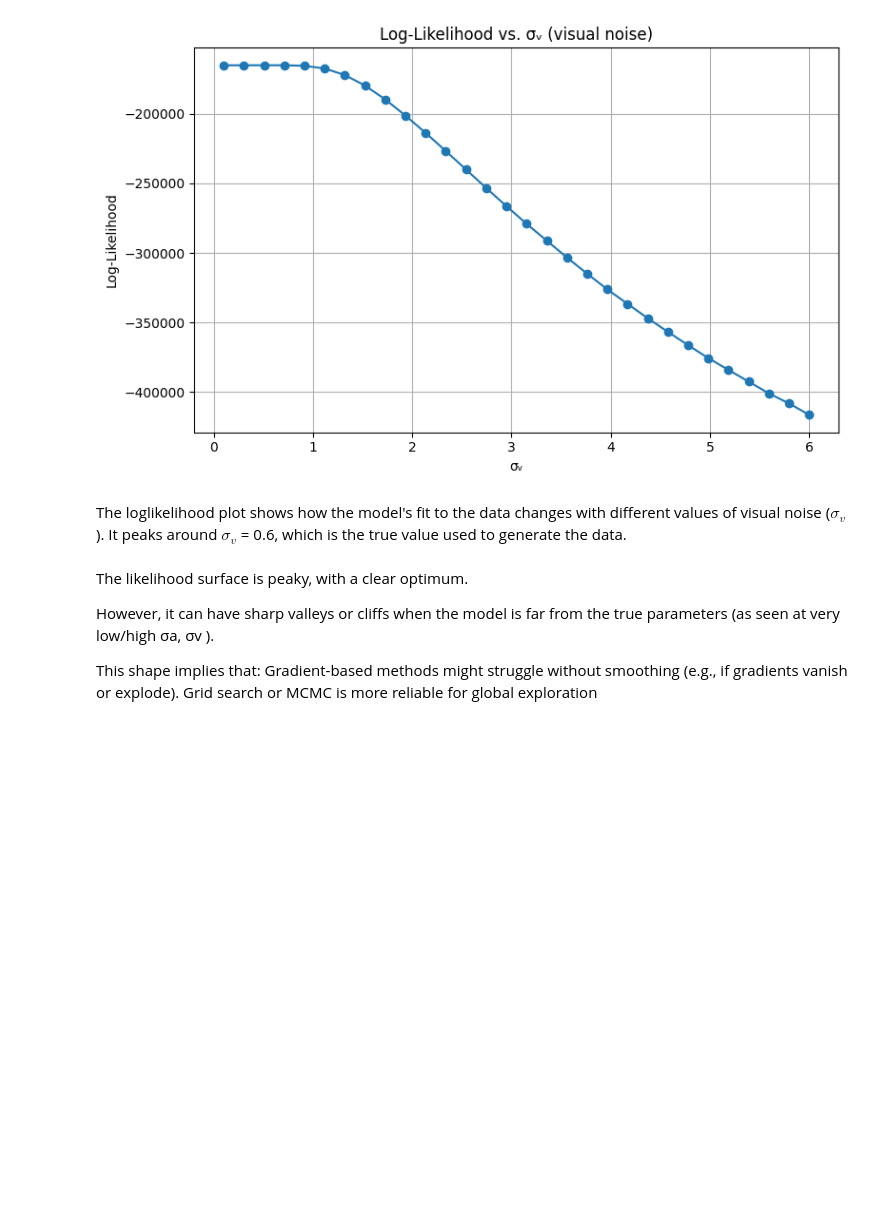
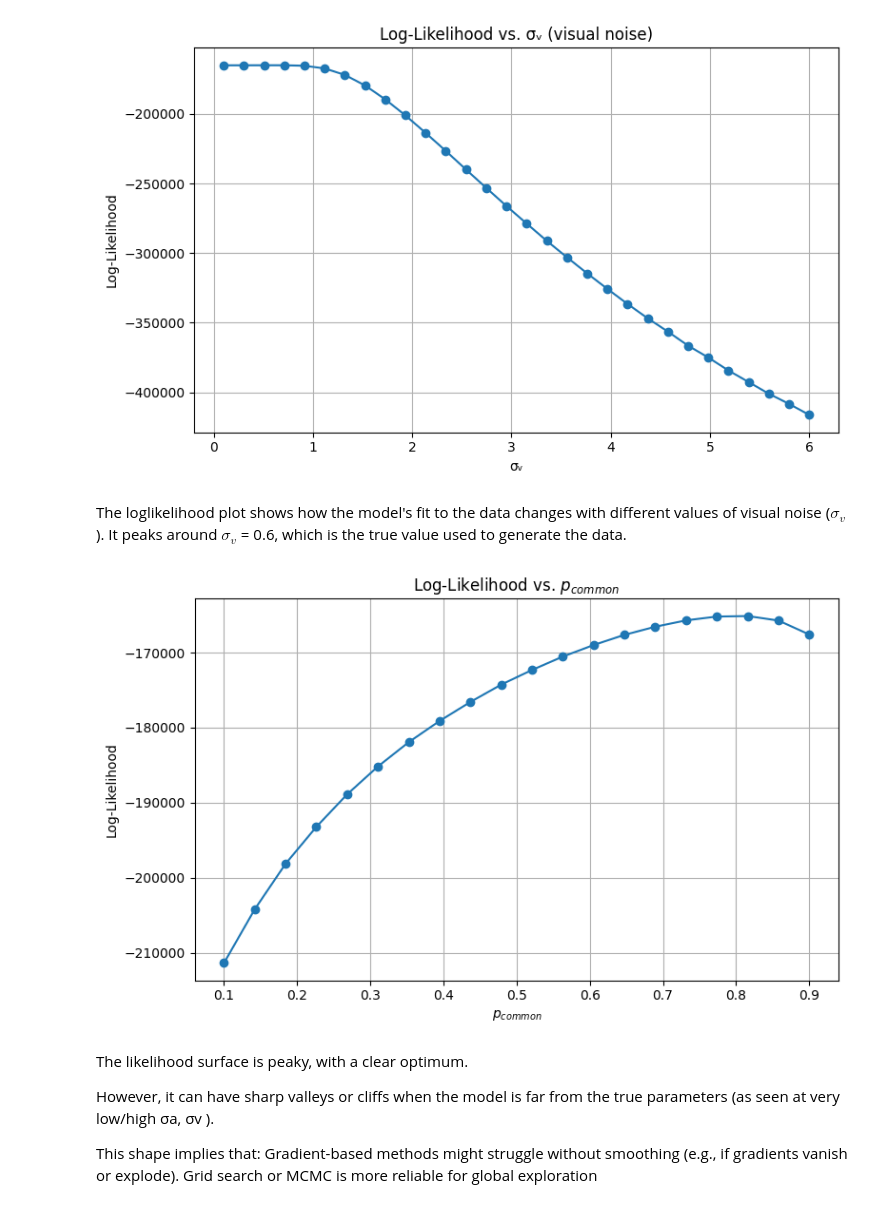
Before and after one commit to Anina2407/Causal-Inference-in-Multisensory-Perception, a Jupyter notebook: msi.ipynb, the cells around one changed output. Saved outputs shown, nothing was run; the diff lists cells and outputs as text; code cells hidden in the pictures; blank space fills up the shorter version.

```diff
--- a/msi.ipynb
+++ b/msi.ipynb
@@ -962,6 +1006,41 @@ plt.show()
 [figure]
 # %% [markdown]
 The loglikelihood plot shows how the model's fit to the data changes with different values of visual noise ($\sigma_v$). It peaks around $\sigma_v$ = 0.6, which is the true value used to generate the data.
+# %%
+import numpy as np
+import matplotlib.pyplot as plt
+
+# Define a range of p_common values
+p_common_values = np.linspace(0.1, 0.9, 20)  # 20 values between 0.1 and 0.9
+log_likelihoods = []
+
+# Fixed parameters
+sigma_v_fixed = 0.6
+sigma_a_fixed = 3.1
+sigma_p_fixed = 15
+mu_p_fixed = 0.0
+
+# Compute log-likelihood for each p_common value
+for p_common in p_common_values:
+    ll = compute_log_likelihood(
+        params=(p_common, sigma_v_fixed, sigma_a_fixed, sigma_p_fixed, mu_p_fixed),
+        observed_data=experimental_data,
+        N_sim=100000,
+        epsilon=1e-12
+    )
+    log_likelihoods.append(ll)
+
+# Plot the results
+plt.figure(figsize=(8, 5))
+plt.plot(p_common_values, log_likelihoods, marker='o')
+plt.title("Log-Likelihood vs. $p_{common}$")
+plt.xlabel("$p_{common}$")
+plt.ylabel("Log-Likelihood")
+plt.grid(True)
+plt.tight_layout()
+plt.show()
+# %% [output]
+[figure, added]
 # %% [markdown]
 The likelihood surface is peaky, with a clear optimum.
 
```
Also changed, not shown: parts of 42 cells of this notebook.
